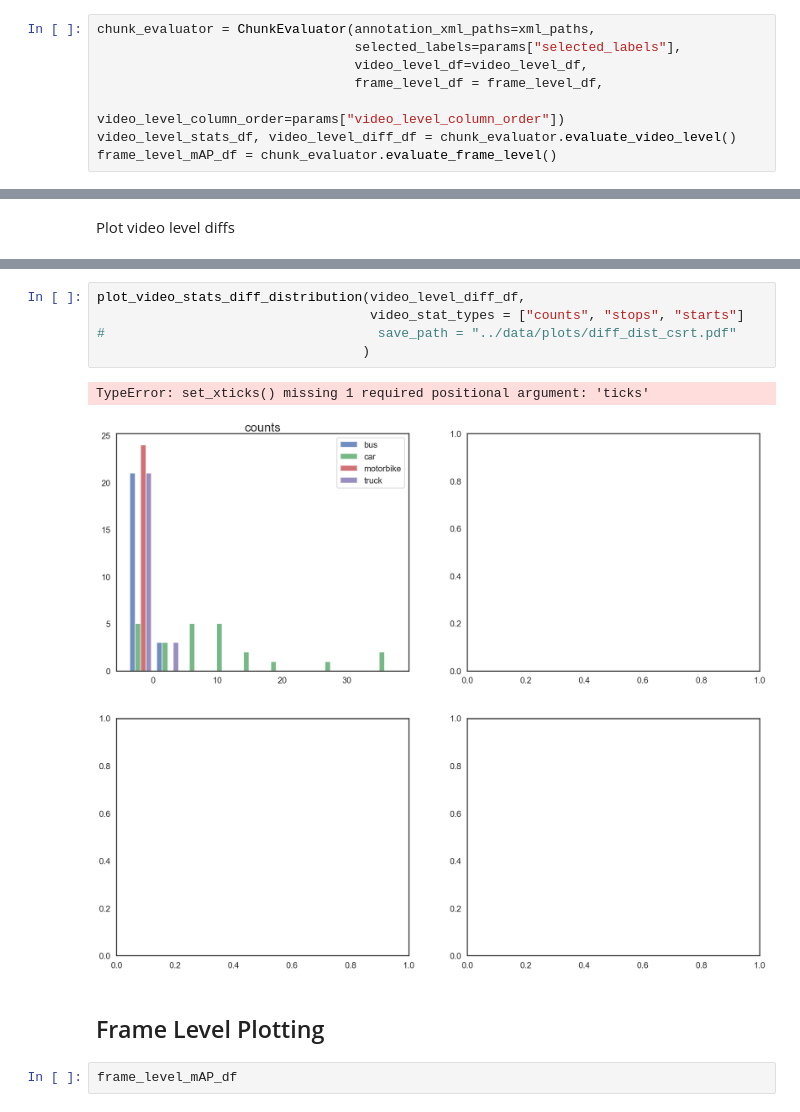
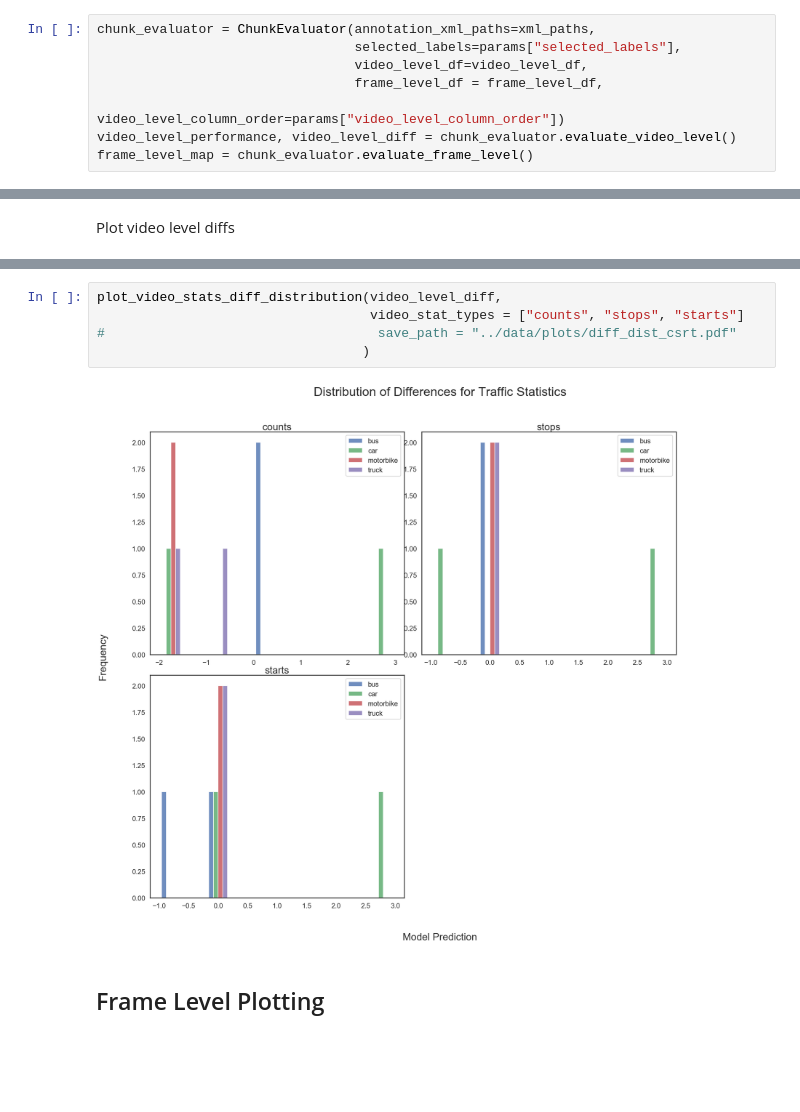
Before and after one commit to dssg/air_pollution_estimation, a Jupyter notebook: notebooks/20190730_CW_eval_plotting.ipynb, the cells around one changed output, grey strips where cells are left out. Cells and saved outputs as stored; diff of their text form; blank space fills up the shorter version.

```diff
--- a/notebooks/20190730_CW_eval_plotting.ipynb
+++ b/notebooks/20190730_CW_eval_plotting.ipynb
@@ -44,8 +44,8 @@ chunk_evaluator = ChunkEvaluator(annotation_xml_paths=xml_paths,
                                  video_level_df=video_level_df,
                                  frame_level_df = frame_level_df,
                                  video_level_column_order=params["video_level_column_order"])
-video_level_stats_df, video_level_diff_df = chunk_evaluator.evaluate_video_level()
-frame_level_mAP_df = chunk_evaluator.evaluate_frame_level()
+video_level_performance, video_level_diff = chunk_evaluator.evaluate_video_level()
+frame_level_map = chunk_evaluator.evaluate_frame_level()
 # %% [output]
 is deprecated and will be removed in a future version
   'n_videos': 'count'})
@@ -255,13 +63,10 @@ def plot_video_stats_diff_distribution(video_level_diff_df: pd.DataFrame,
 # %%
-plot_video_stats_diff_distribution(video_level_diff_df,
+plot_video_stats_diff_distribution(video_level_diff,
                                    video_stat_types = ["counts", "stops", "starts"]
 #                                   save_path = "../data/plots/diff_dist_csrt.pdf"
                                   )
 # %% [output]
-TypeError: set_xticks() missing 1 required positional argument: 'ticks'
-[figure, old version]
+[figure, new version]
 # %% [markdown]
 ## Frame Level Plotting
-# %%
-frame_level_mAP_df
 # %%
```
Also changed, not shown: parts of 10 cells of this notebook, 1 other file.
